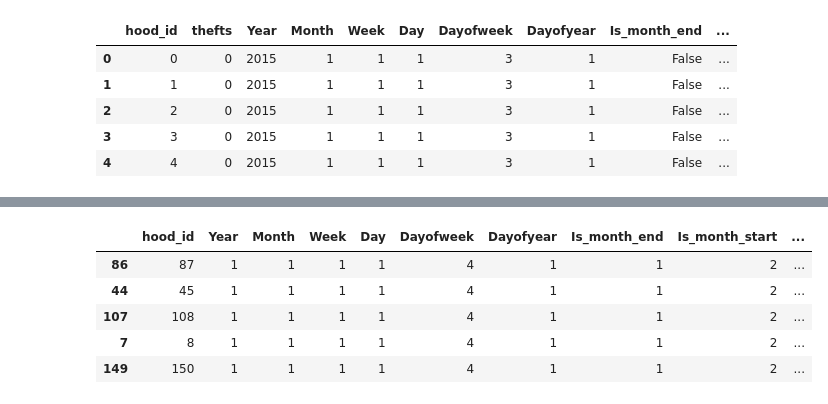
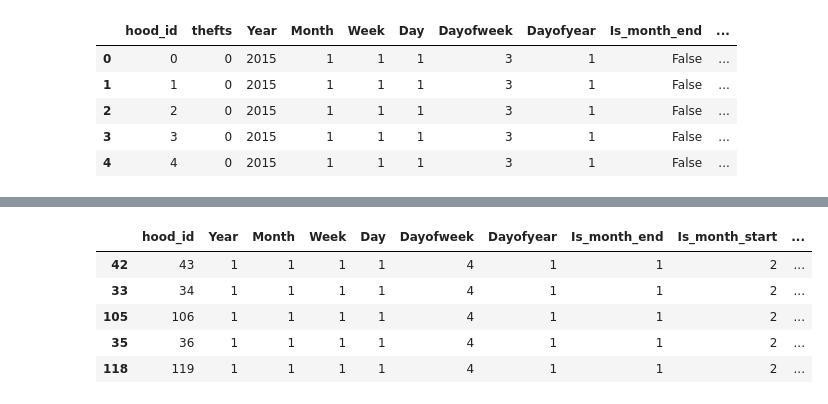
Before and after one commit to pika11/uoft-ml-group4-final-project, a Jupyter notebook: deep_learning_models_0_fill_imbalance.ipynb, the cells around one changed output, grey strips where cells are left out. Saved outputs shown, nothing was run; the diff lists cells and outputs as text; code cells hidden in the pictures.

```diff
--- a/deep_learning_models_0_fill_imbalance.ipynb
+++ b/deep_learning_models_0_fill_imbalance.ipynb
@@ -70,23 +70,23 @@ df[:40]
 # %%
 # Split the data into train and validation sets where the end of the set is the validation set
-splits = EndSplitter(valid_pct=0.4, valid_last=True)(range_of(df))
+splits = EndSplitter(valid_pct=0.2, valid_last=True)(range_of(df))
 
 # Create a TabularPandas object
 tabular_pandas = TabularPandas(
     df, procs=[Categorify, FillMissing, Normalize],
     cat_names=['hood_id', 'Year', 'Month', 'Week', 'Day', 'Dayofweek', 'Dayofyear', 'Is_month_end',
                'Is_month_start', 'Is_quarter_end', 'Is_quarter_start', 'Is_year_end', 'Is_year_start'],
     cont_names=[],
     y_names="thefts", y_block=CategoryBlock,
     splits=splits)
 
 tabular_pandas.xs.iloc[:5]
 # %% [output]
 |  | hood_id | Year | Month | Week | Day | Dayofweek | Dayofyear | Is_month_end | Is_month_start | ... |
-| 86 | 87 | 1 | 1 | 1 | 1 | 4 | 1 | 1 | 2 | ... |
-| 44 | 45 | 1 | 1 | 1 | 1 | 4 | 1 | 1 | 2 | ... |
-| 107 | 108 | 1 | 1 | 1 | 1 | 4 | 1 | 1 | 2 | ... |
-| 7 | 8 | 1 | 1 | 1 | 1 | 4 | 1 | 1 | 2 | ... |
-| 149 | 150 | 1 | 1 | 1 | 1 | 4 | 1 | 1 | 2 | ... |
+| 42 | 43 | 1 | 1 | 1 | 1 | 4 | 1 | 1 | 2 | ... |
+| 33 | 34 | 1 | 1 | 1 | 1 | 4 | 1 | 1 | 2 | ... |
+| 105 | 106 | 1 | 1 | 1 | 1 | 4 | 1 | 1 | 2 | ... |
+| 35 | 36 | 1 | 1 | 1 | 1 | 4 | 1 | 1 | 2 | ... |
+| 118 | 119 | 1 | 1 | 1 | 1 | 4 | 1 | 1 | 2 | ... |
 # %%
 # Set the batch size
```
Also changed, not shown: parts of 10 cells of this notebook.
